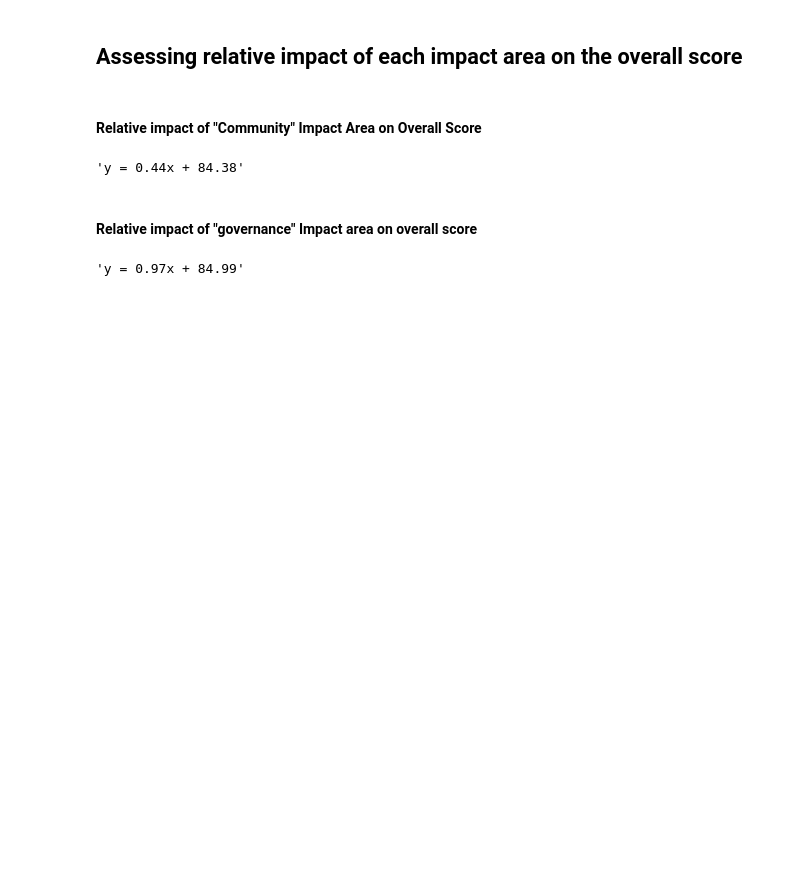
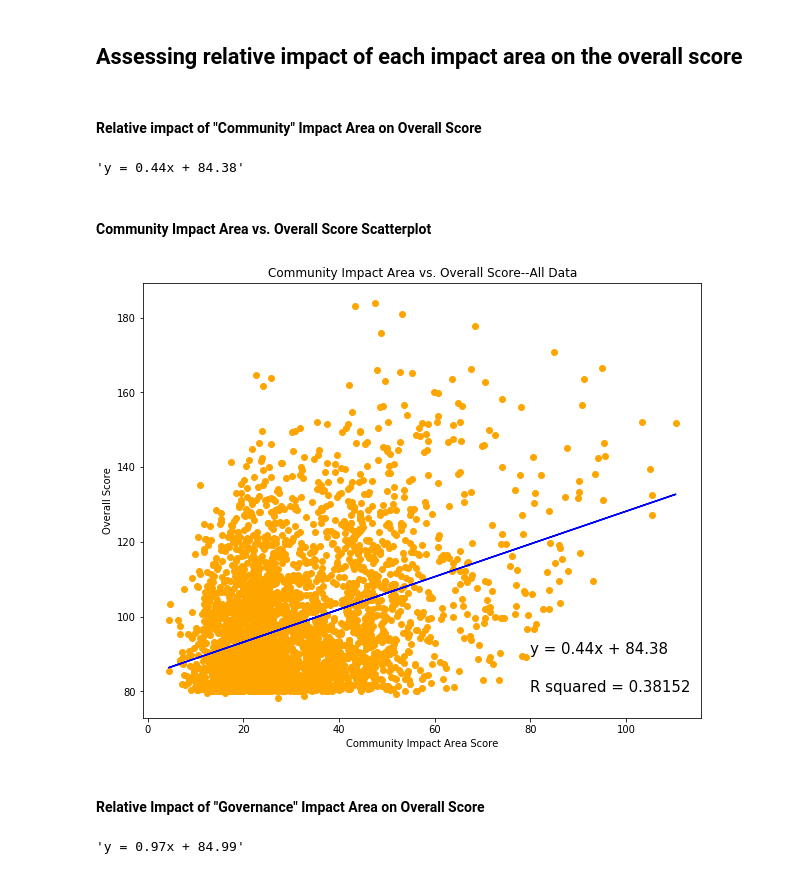
Before and after one commit to faithlierheimer/BCorpsAnalysis, a Jupyter notebook: Scratch Work--BCorps.ipynb, the cells around one changed output. Drawn from its saved outputs; the diff is of its cells as text; code cells hidden in the pictures; blank space fills up the shorter version.

Commit message:
Impact Area Scatterplots

```diff
--- a/Scratch Work--BCorps.ipynb
+++ b/Scratch Work--BCorps.ipynb
@@ -129,15 +129,29 @@ bcorp_US_cleaned.head()
 #### Relative impact of  "Community" Impact Area on Overall Score
 # %%
 ##Run linear regression on Community impact area on overall score
-(s, i, r, p, stderr) = sts.linregress(bcorp_US_cleaned.impact_area_community, bcorp_US_cleaned.overall_score)
-r
+(s, i, rcom, p, stderr) = sts.linregress(bcorp_US_cleaned.impact_area_community, bcorp_US_cleaned.overall_score)
+rcom
 #r squared output tells us community impact area explains approximately 38% of the variation in overall score
 regress_values_community = bcorp_US_cleaned.impact_area_community * s + i
 line_eq_comm = "y = " + str(round(s,2)) + "x + " + str(round(i,2))
 line_eq_comm
 # %% [output]
 'y = 0.44x + 84.38'
+# %% [markdown]
+#### Community Impact Area vs. Overall Score Scatterplot
+# %%
+plt.figure(figsize = (10,8))
+plt.scatter(bcorp_US_cleaned.impact_area_community, bcorp_US_cleaned.overall_score, color = 'orange')
+plt.plot(bcorp_US_cleaned.impact_area_community, regress_values_community, "b-")
+plt.annotate("R squared = "+str(round(rcom,5)), (80,80), fontsize = 15, color = 'black')
+plt.annotate(line_eq_comm, (80, 90), fontsize = 15, color = 'black')
+plt.title("Community Impact Area vs. Overall Score--All Data")
+plt.xlabel("Community Impact Area Score")
+plt.ylabel("Overall Score")
+plt.savefig("community_ia_vs_overall.png")
+# %% [output]
+[figure, added]
 # %% [markdown]
-#### Relative impact of "governance" Impact area on overall score
+#### Relative Impact of "Governance" Impact Area on Overall Score
 # %%
 ##Governance linregress
```
Also changed, not shown: parts of 11 cells of this notebook, 7 other files.
